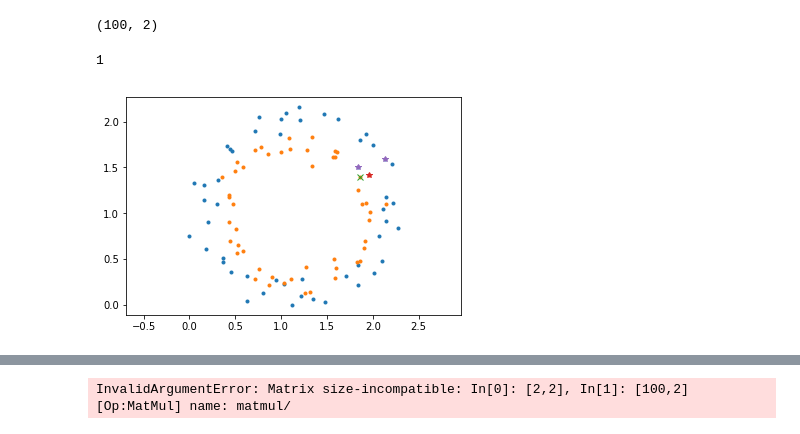
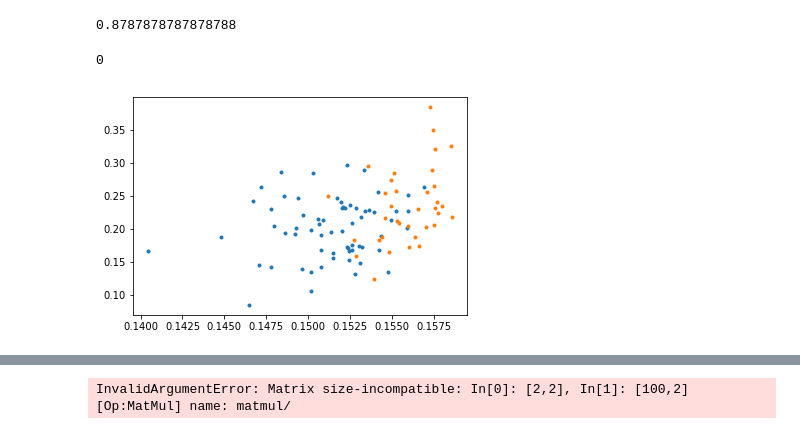
Before and after one commit to ChristianIngwersen/Non-Linear-Metric-Learning, a Jupyter notebook: Experimenting.ipynb, the cells around one changed output, grey strips where cells are left out. Cells and saved outputs as stored; diff of their text form; code cells hidden in the pictures.

```diff
--- a/Experimenting.ipynb
+++ b/Experimenting.ipynb
@@ -30,49 +35,56 @@ def euclidean_nn(X):
 # %%
 #X, y = DataGen.gauss(100, 3)
 #X, y = DataGen.moons(100,10)
-X, y = DataGen.circle(100,0.1)
-print(X.shape)
+#X, y = DataGen.gauss(100, 2)
+X, y = load_breast_cancer(return_X_y=True)
+X, y = X[:100], y[:100]
+#X = np.hstack((X,np.zeros((X.shape[0],1))))
+X_train, X_test, y_train, y_test = train_test_split(X, y, test_size=0.33, random_state=42)
+#X, y = X_train, y_train
+
 N = X.shape[0]
 dims = X.shape[1]
-K = 10
+K = 5
-# %% [output]
-(100, 2)
+# %%
+knc = KNeighborsClassifier(n_neighbors=K, algorithm='ball_tree', metric='pyfunc',
+                           metric_params={'func': single_chi_sq_dist})
+knc.fit(X_train, y_train)
+y_hat = knc.predict(X_test)
+acc = np.sum(y_hat == y_test) / len(y_test)
+acc
+# %% [output]
+0.8787878787878788
 # %%
-
-#nearest_points = chi_sq_nn(X.astype('float32'))
-nearest_points = euclidean_nn(X.astype('float32'))
+nearest_points = chi_sq_nn(X.astype('float32'))
+#nearest_points = euclidean_nn(X.astype('float32'))
 # %%
 ## Same Class Neighbors - Automatic v2.0
-nn = np.zeros((N*K,2), dtype=np.int)
+nn = np.zeros((N*K,2), dtype=np.int32)
 for i in range(N):
     tmp = nearest_points[i]
     idx = [elem for elem in tmp if elem in np.where(y==y[i])[0]]
     nn[i::N,1] = idx[1:K+1]
     nn[i::N,0] = np.repeat(idx[0], K)
-# %%
-## Opposite Class Neighbors - Automatic v2.0
-im = np.zeros((N*K,2), dtype=np.int)
-for i in range(N):
-    tmp = nearest_points[i]
-    idx = [elem for elem in tmp if elem in np.where(y!=y[i])[0]]
-    im[i::N,1] = idx[1:K+1]
-    im[i::N,0] = np.repeat(idx[0], K)
 # %%
 def plot_func(X,y):
     classes = np.unique(y)
-    plt.axis('equal')
+    #plt.axis('equal')
+    tmp = X.copy()
+    tmp[:, 0] = X[:, 0] / X[:, 2]
+    tmp[:, 1] = X[:, 1] / X[:, 2]
+
     for i in classes:
-        plt.plot(X[y==i,0],X[y==i,1],'.')
+        plt.plot(tmp[y==i,0], tmp[y==i,1],'.')
     #plt.show()
 
-t = 2
+t = 5
 print(y[t])
 plot_func(X,y)
-plt.plot(X[int(nn[t,0]),0],X[int(nn[t,0]),1],'x')
-plt.plot(X[nn[t,1:].astype(np.int),0],X[nn[t,1:].astype(np.int),1],'*')
-plt.plot(X[im[t,:].astype(np.int),0],X[im[t,:].astype(np.int),1],'*')
+#plt.plot(X[int(nn[t,0]),0],X[int(nn[t,0]),1],'x')
+#plt.plot(X[nn[t,1:].astype(np.int),0],X[nn[t,1:].astype(np.int),1],'*')
+#plt.plot(X[im[t,:].astype(np.int),0],X[im[t,:].astype(np.int),1],'*')
 plt.show()
 # %% [output]
-1
+0
-[figure, old version]
+[figure, new version]
 # %%
```
Also changed, not shown: parts of 11 cells of this notebook.
